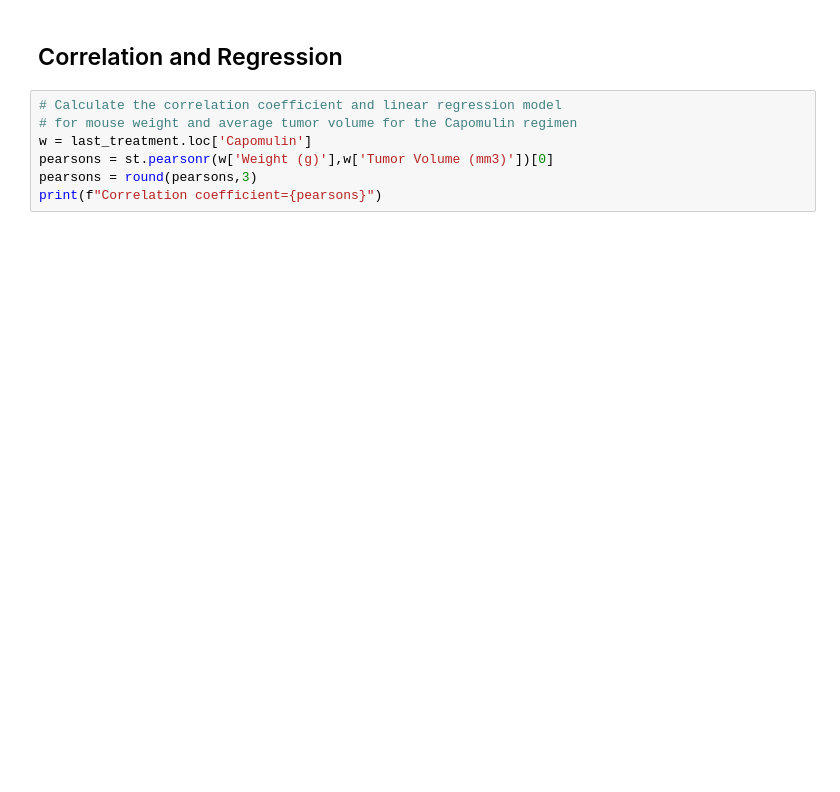
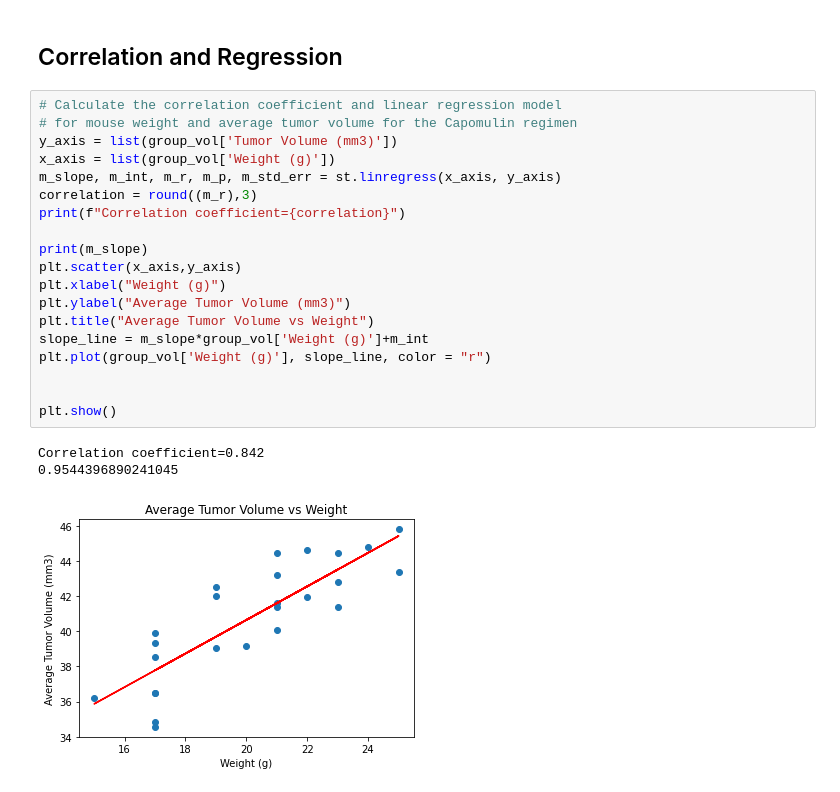
Before and after one commit to tonygardella5/Matplotlib-challenge, a Jupyter notebook: pymaceuticals.ipynb, the cells around one changed output. Drawn from its saved outputs; the diff is of its cells as text; blank space fills up the shorter version.

```diff
--- a/pymaceuticals.ipynb
+++ b/pymaceuticals.ipynb
@@ -307,9 +310,25 @@ plt.show()
 # %% [markdown]
 ## Correlation and Regression
-# %%
-# Calculate the correlation coefficient and linear regression model
-# for mouse weight and average tumor volume for the Capomulin regimen
-w = last_treatment.loc['Capomulin']
-pearsons = st.pearsonr(w['Weight (g)'],w['Tumor Volume (mm3)'])[0]
-pearsons = round(pearsons,3)
-print(f"Correlation coefficient={pearsons}")
+# %%
+# Calculate the correlation coefficient and linear regression model
+# for mouse weight and average tumor volume for the Capomulin regimen
+y_axis = list(group_vol['Tumor Volume (mm3)'])
+x_axis = list(group_vol['Weight (g)'])
+m_slope, m_int, m_r, m_p, m_std_err = st.linregress(x_axis, y_axis)
+correlation = round((m_r),3)
+print(f"Correlation coefficient={correlation}")
+
+print(m_slope)
+plt.scatter(x_axis,y_axis)
+plt.xlabel("Weight (g)")
+plt.ylabel("Average Tumor Volume (mm3)")
+plt.title("Average Tumor Volume vs Weight")
+slope_line = m_slope*group_vol['Weight (g)']+m_int
+plt.plot(group_vol['Weight (g)'], slope_line, color = "r")
+
+
+plt.show()
+# %% [output]
+Correlation coefficient=0.842
+0.9544396890241045
+[figure, added]
```
Also changed, not shown: parts of 2 cells of this notebook.
